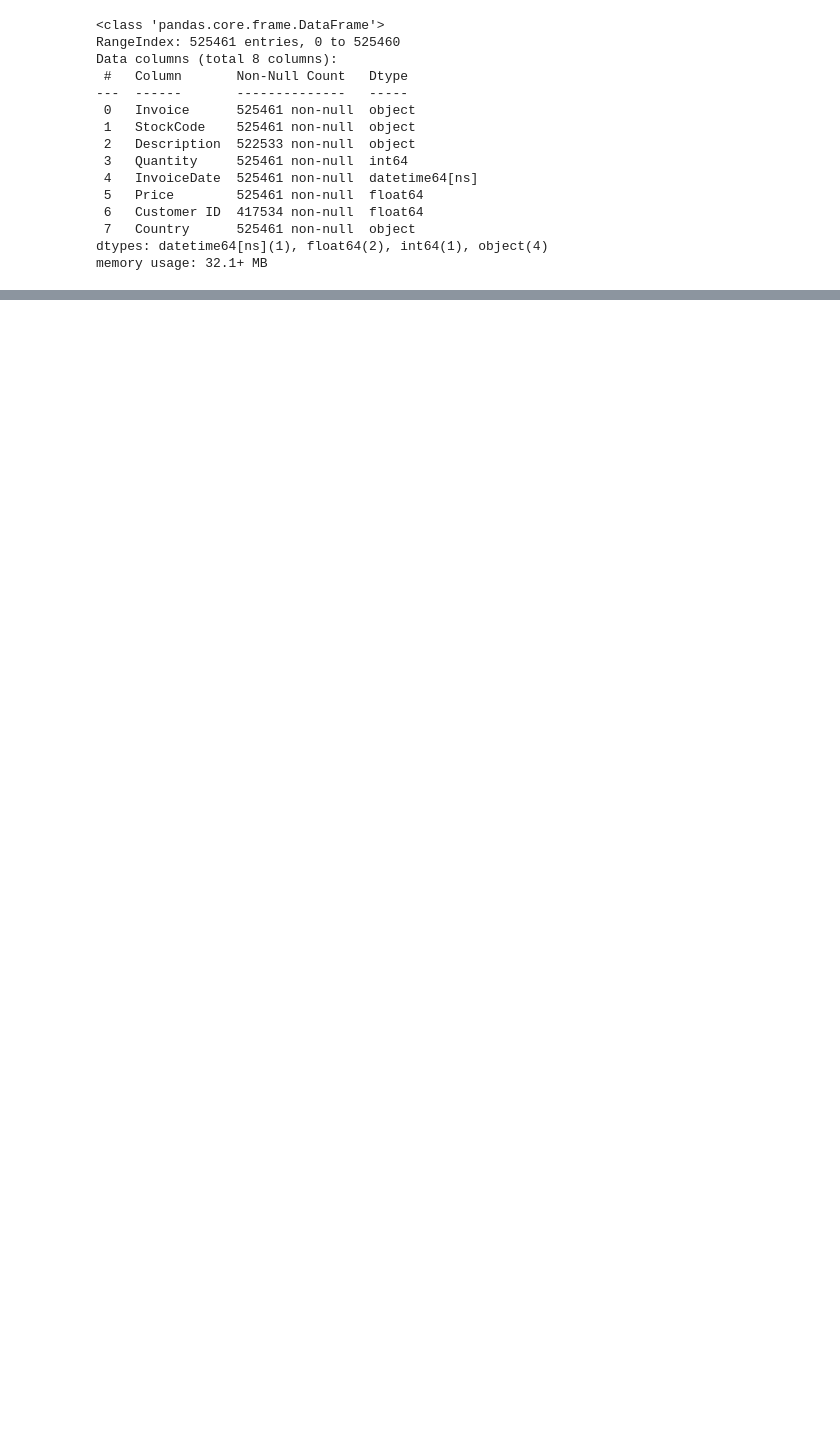
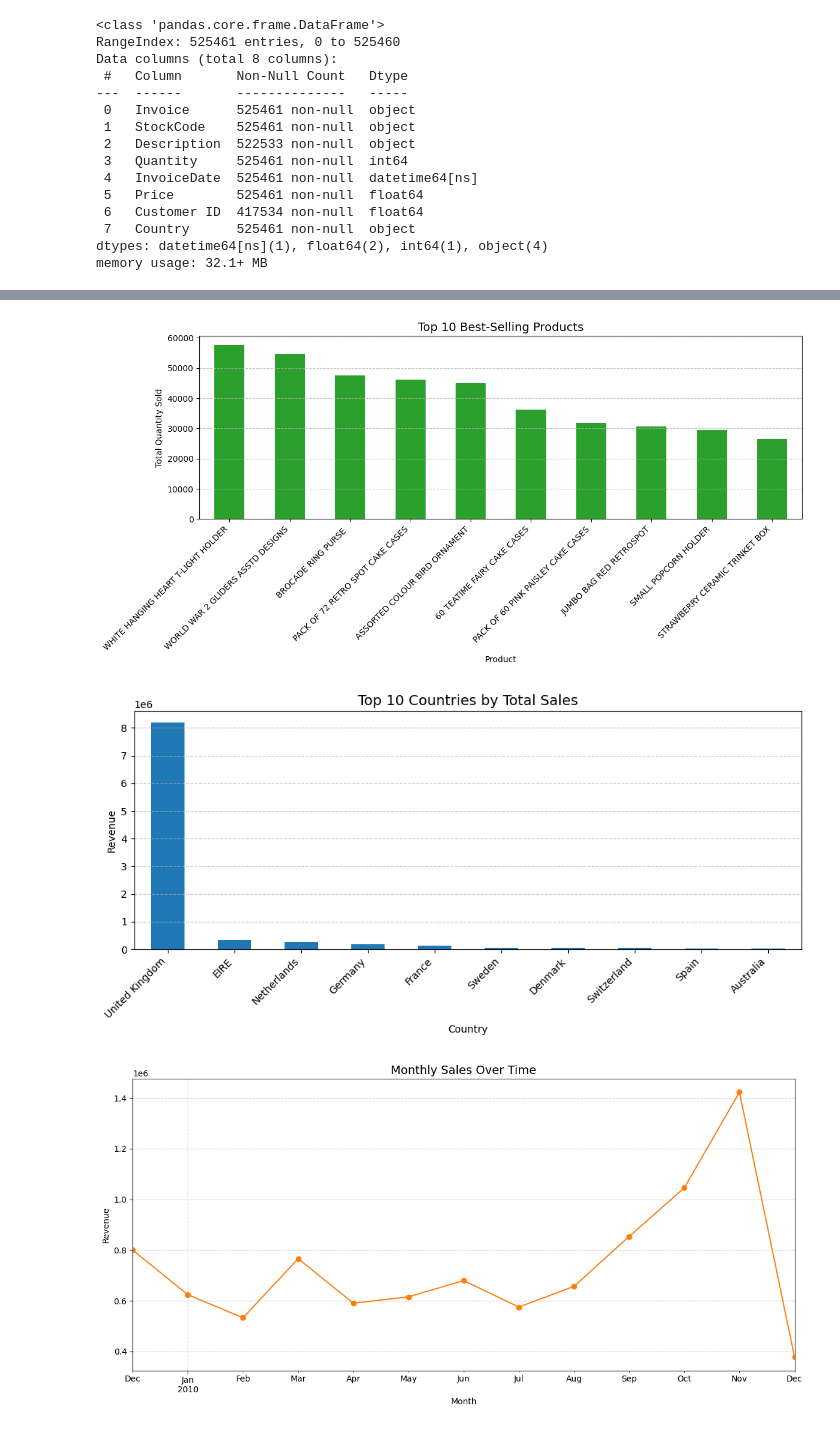
Before and after one commit to Nikola-Mladenovicc/DA-project, a Jupyter notebook: Notebooks/analysis.ipynb, the cells around one changed output, grey strips where cells are left out. Saved outputs shown, nothing was run; the diff lists cells and outputs as text; code cells hidden in the pictures; blank space fills up the shorter version.

```diff
--- a/Notebooks/analysis.ipynb
+++ b/Notebooks/analysis.ipynb
@@ -191,0 +58,55 @@ Summary of Analysis:
+# %%
+# ---- 5. Analiza top proizvoda po količini ----
+top_products = df.groupby("Description")["Quantity"].sum().sort_values(ascending=False).head(10)
+
+plt.figure(figsize=(12,6))
+top_products.plot(kind="bar", color="#2ca02c")  # profesionalna boja
+plt.title("Top 10 Best-Selling Products", fontsize=14)
+plt.xlabel("Product")
+plt.ylabel("Total Quantity Sold")
+plt.xticks(rotation=45, ha="right")
+plt.grid(axis="y", linestyle="--", alpha=0.7)
+plt.tight_layout()
+plt.show()
+
+# ---- 6. Analiza prihoda po zemlji ----
+df["TotalPrice"] = df["Quantity"] * df["Price"]
+sales_country = df.groupby("Country")["TotalPrice"].sum().sort_values(ascending=False).head(10)
+
+plt.figure(figsize=(10,5))
+sales_country.plot(kind="bar", color="#1f77b4")
+plt.title("Top 10 Countries by Total Sales", fontsize=14)
+plt.ylabel("Revenue")
+plt.xticks(rotation=45, ha="right")
+plt.grid(axis="y", linestyle="--", alpha=0.7)
+plt.tight_layout()
+plt.show()
+
+# ---- 7. Trend mesečnih prihoda ----
+df["Month"] = df["InvoiceDate"].dt.to_period("M")
+monthly_sales = df.groupby("Month")["TotalPrice"].sum()
+
+plt.figure(figsize=(12,6))
+monthly_sales.plot(kind="line", marker="o", color="#ff7f0e")
+plt.title("Monthly Sales Over Time", fontsize=14)
+plt.xlabel("Month")
+plt.ylabel("Revenue")
+plt.grid(True, linestyle="--", alpha=0.7)
+plt.tight_layout()
+plt.show()
+
+# ---- 8. Top proizvodi po prihodu ----
+top_revenue_products = df.groupby("Description")["TotalPrice"].sum().sort_values(ascending=False).head(10)
+
+plt.figure(figsize=(10,5))
+top_revenue_products.plot(kind="bar", color="#d62728")
+plt.title("Top 10 Products by Revenue", fontsize=14)
+plt.ylabel("Revenue")
+plt.xticks(rotation=45, ha="right")
+plt.grid(axis="y", linestyle="--", alpha=0.7)
+plt.tight_layout()
+plt.show()
+# %% [output]
+[figure, added]
+[figure, added]
+[figure, added]
```
Also changed, not shown: parts of 15 cells of this notebook.
